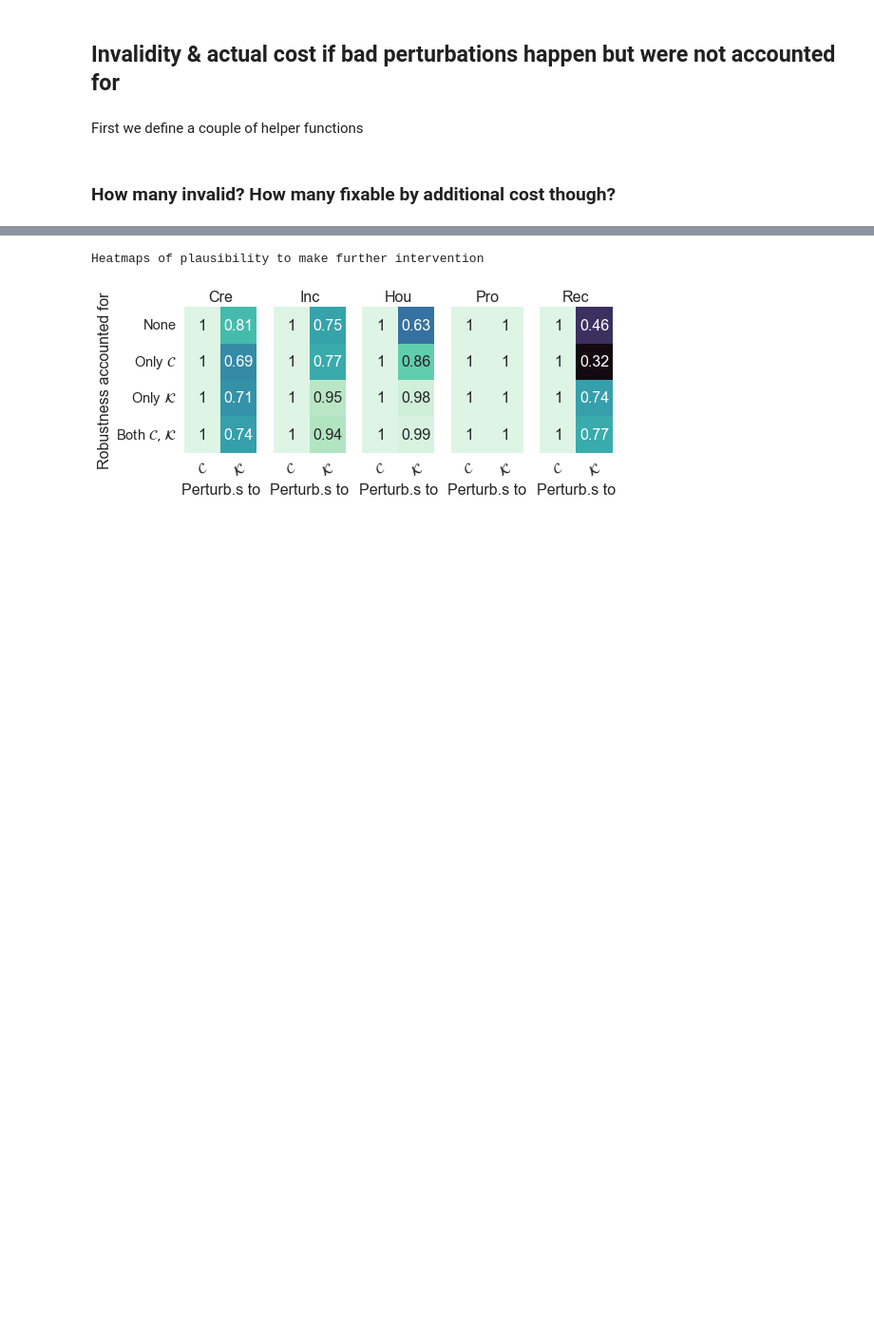
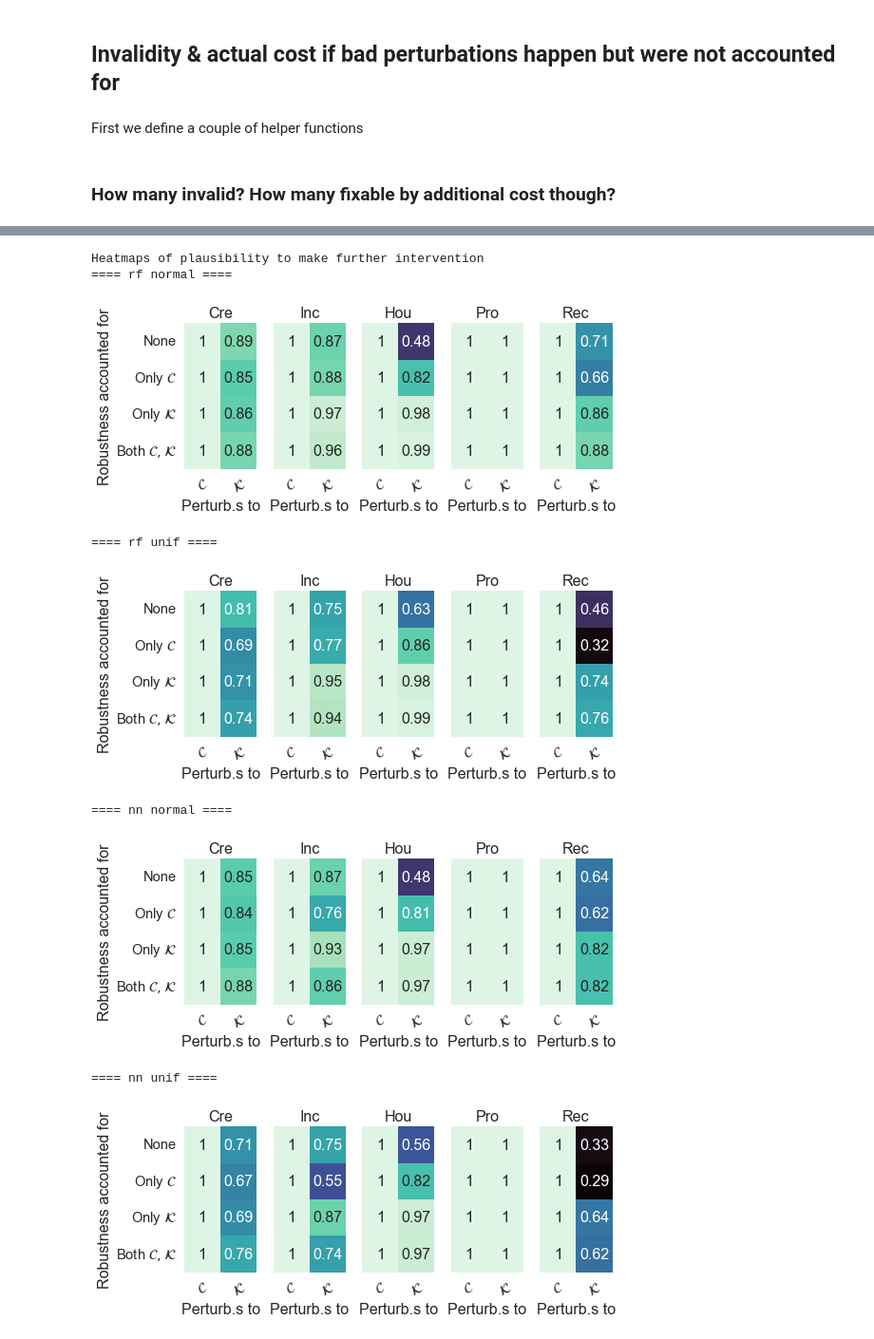
Before and after one commit to marcovirgolin/robust-counterfactuals, a Jupyter notebook: notebooks/reproduce.ipynb, the cells around one changed output, grey strips where cells are left out. Shown at 95% size. Cells and saved outputs as stored; diff of their text form; code cells hidden in the pictures; blank space fills up the shorter version.

```diff
--- a/notebooks/reproduce.ipynb
+++ b/notebooks/reproduce.ipynb
@@ -495,7 +495,7 @@ for bb in ["rf","nn"]:
         curr_filters['check_plausibility'] = True
         curr_filters['blackbox'] = bb
 
-        nonrobust_df = filter_df(df, filters=curr_filters)
+        nonrobust_df = filter_df(df[df.blackbox==bb], filters=curr_filters)
 
         if robust_type == 'C':
           curr_filters['opt_C_robust'] = True
@@ -505,7 +505,7 @@ for bb in ["rf","nn"]:
           curr_filters['opt_C_robust'] = True
           curr_filters['opt_K_robust'] = 64
 
-        robust_df = filter_df(df, filters=curr_filters)
+        robust_df = filter_df(df[df.blackbox==bb], filters=curr_filters)
 
         # take average across 5 folds
         across_fold_matches = list()
@@ -644,7 +651,7 @@ def get_K_robustness_scores(check_plausibility=True, consider_opt_C_robust=False
 if load_prev_dumps and os.path.exists("results_k_robustness.joblib"):
   results_k = joblib.load("results_k_robustness.joblib")
 else:
-  results_k = get_K_robustness_scores(True,False,numerical_random_distrib=numerical_random_distrib, normal_std=normal_std)
+  results_k = get_K_robustness_scores(True,False, normal_std=normal_std)
   joblib.dump(results_k,"results_k_robustness.joblib", compress=5)
 # %% [output]
 Considering: check_plaus=True, consider_opt_C_robust=False
@@ -658,5 +678,5 @@ Now also consider the case in which C is optimized for
 if load_prev_dumps and os.path.exists("results_k_robustness_wC.joblib"):
   results_k_c = joblib.load("results_k_robustness_wC.joblib")
 else:
-  results_k_c = get_K_robustness_scores(True,True,numerical_random_distrib=numerical_random_distrib, normal_std=normal_std)
+  results_k_c = get_K_robustness_scores(True,True, normal_std=normal_std)
   joblib.dump(results_k_c,"results_k_robustness_wC.joblib", compress=5)
@@ -1063,7 +1112,7 @@ def get_actual_cost_when_unlucky(n_samples=100, numerical_random_distrib=np.rand
 if load_prev_dumps and os.path.exists("actual_cost_when_unlucky.joblib"):
   act_cost_df = joblib.load("actual_cost_when_unlucky.joblib")
 else:
-  act_cost_df = get_actual_cost_when_unlucky(100, numerical_random_distrib, normal_std)
+  act_cost_df = get_actual_cost_when_unlucky(100, normal_std)
   joblib.dump(act_cost_df, "actual_cost_when_unlucky.joblib", compress=5)
 
 act_cost_df['rel_avg_act_cost_C'] = act_cost_df['avg_actual_cost_C'] / act_cost_df['loss']
@@ -1150,33 +1208,44 @@ Heatmaps of invalidity
 # %%
 
 print("Heatmaps of plausibility to make further intervention")
-fig, axs = plt.subplots(1,len(datasets), figsize=(8,3.5))
+
 perturb_types = ["Only $\\mathcal{C}$", "Only $\\mathcal{K}$"]
 robust_types = ["None", "Only $\\mathcal{C}$", "Only $\\mathcal{K}$","Both $\\mathcal{C}, \\mathcal{K}$"]
 M = np.zeros(shape=(len(robust_types),len(perturb_types)))
-for idx_d, dataset_name in enumerate(datasets):
-  ax = axs[idx_d]
-  curr_df = act_cost_df[act_cost_df.dataset == dataset_name]
-  for i, robust_type in enumerate(robust_types):
-    for j, perturb_type in enumerate(perturb_types):
-      entry = curr_df[(curr_df["Robust. type"]==robust_type)&(curr_df["Perturbations to"]==perturb_type)]["Plausib. after perturbation"].mean()
-      M[i,j] = entry
-  M = np.round(M,2)
-  sns.heatmap(M, vmin=0.3, vmax=1, annot=True, ax=ax, cmap=sns.color_palette("mako", as_cmap=True), cbar=False)
-  ax.set_title(fancy_names[dataset_name])
-  ax.set_xticklabels(["$\\mathcal{C}$", "$\\mathcal{K}$"], rotation=30)
-  ax.set_xlabel("Perturb.s to")
-  if idx_d == 0:
-    ax.set_ylabel("Robustness accounted for")
-    ax.set_yticklabels(robust_types, rotation=0)
-  else:
-    ax.set_yticklabels("")
-fig.tight_layout()
-fig.savefig("fixability.pdf")
-plt.show()
+for bb in ["rf","nn"]:
+  for dt in ["normal", "unif"]:
+    print("====",bb,dt,"====")
+    fig, axs = plt.subplots(1,len(datasets), figsize=(8,3.5))
+    for idx_d, dataset_name in enumerate(datasets):
+      ax = axs[idx_d]
+      curr_df = act_cost_df[(act_cost_df.dataset == dataset_name)&(act_cost_df.blackbox==bb)&(act_cost_df.distr_type==dt)]
+      for i, robust_type in enumerate(robust_types):
+        for j, perturb_type in enumerate(perturb_types):
+          entry = curr_df[(curr_df["Robust. type"]==robust_type)&(curr_df["Perturbations to"]==perturb_type)]["Plausib. after perturbation"].mean()
+          M[i,j] = entry
+      M = np.round(M,2)
+      sns.heatmap(M, vmin=0.3, vmax=1, annot=True, ax=ax, cmap=sns.color_palette("mako", as_cmap=True), cbar=False)
+      ax.set_title(fancy_names[dataset_name])
+      ax.set_xticklabels(["$\\mathcal{C}$", "$\\mathcal{K}$"], rotation=30)
+      ax.set_xlabel("Perturb.s to")
+      if idx_d == 0:
+        ax.set_ylabel("Robustness accounted for")
+        ax.set_yticklabels(robust_types, rotation=0)
+      else:
+        ax.set_yticklabels("")
+    fig.tight_layout()
+    fig.savefig(f"fixability_{dt}_{bb}.pdf")
+    plt.show()
 # %% [output]
 Heatmaps of plausibility to make further intervention
+==== rf normal ====
-[figure, old version]
+[figure, new version]
+==== rf unif ====
+[figure, added]
+==== nn normal ====
+[figure, added]
+==== nn unif ====
+[figure, added]
 # %%
 # plot
 print("Actual cost when unlucky and perturbations happen (absolute)")
```
Also changed, not shown: parts of 14 cells of this notebook, 39 other files.
